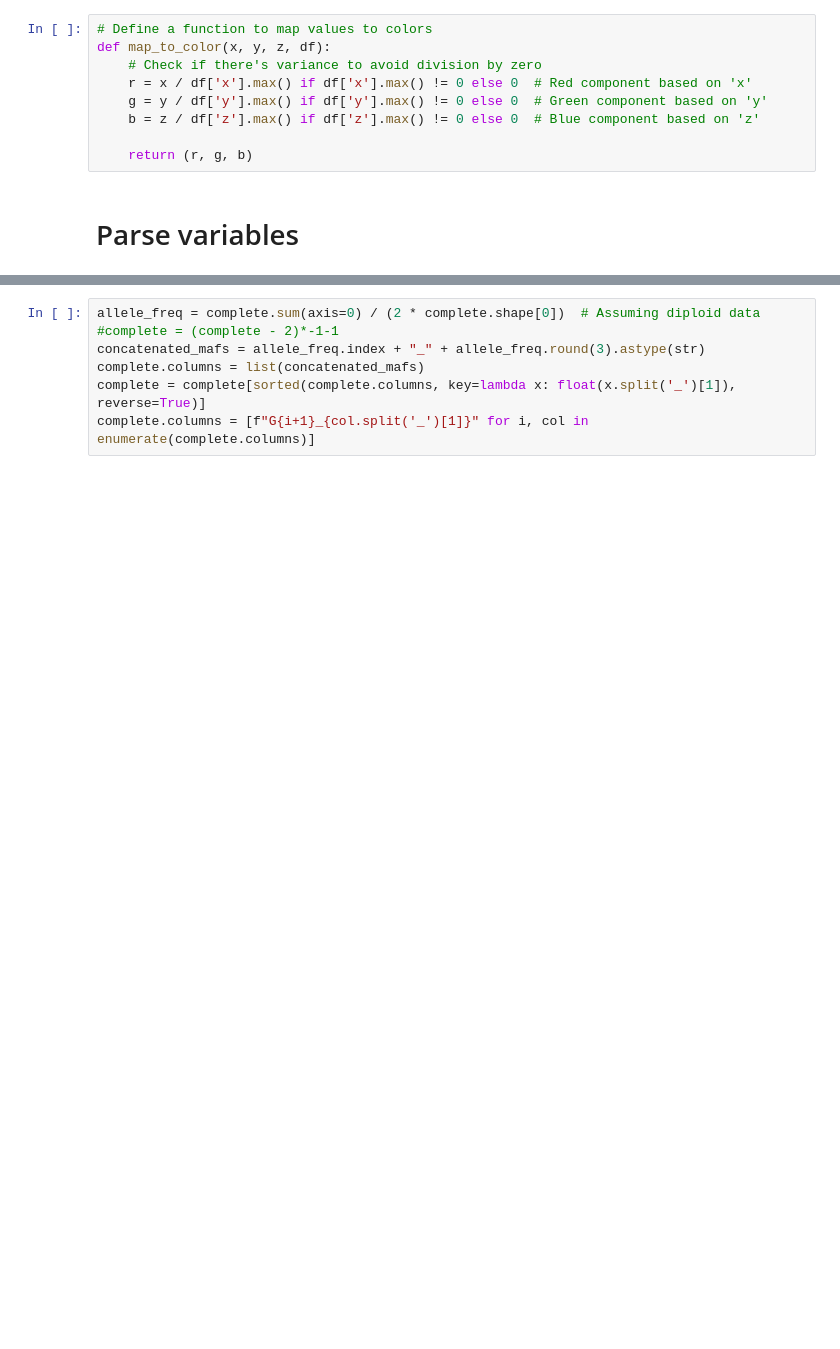
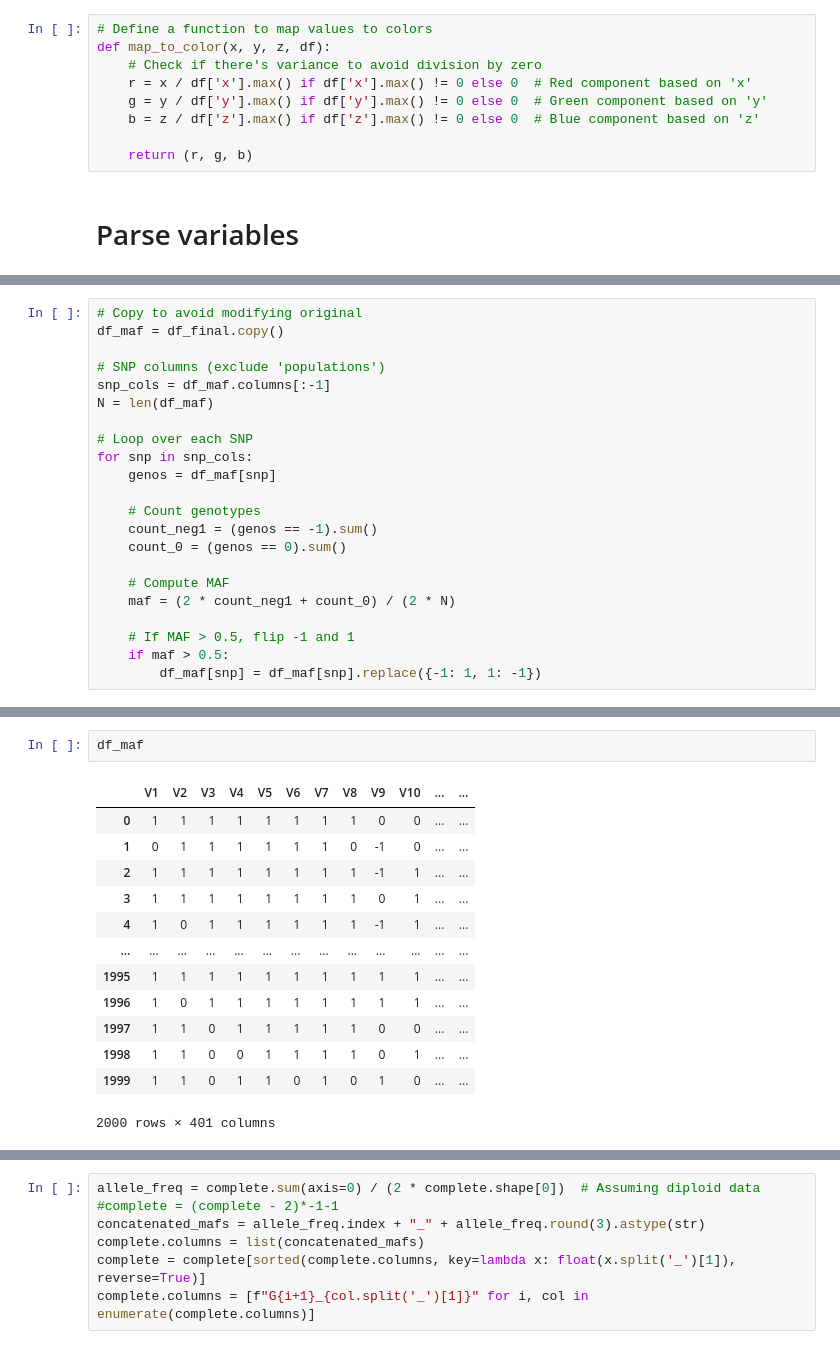
Before and after one commit to mat2m10/chasm, a Jupyter notebook: notebooks/linear_simulation_notebooks/01 Create Admixted Genotype Data.ipynb, the cells around one changed output, grey strips where cells are left out. Cells and saved outputs as stored; diff of their text form; blank space fills up the shorter version.

```diff
--- a/notebooks/linear_simulation_notebooks/01 Create Admixted Genotype Data.ipynb
+++ b/notebooks/linear_simulation_notebooks/01 Create Admixted Genotype Data.ipynb
@@ -74,0 +162,22 @@ except:
+# %%
+# Copy to avoid modifying original
+df_maf = df_final.copy()
+
+# SNP columns (exclude 'populations')
+snp_cols = df_maf.columns[:-1]
+N = len(df_maf)
+
+# Loop over each SNP
+for snp in snp_cols:
+    genos = df_maf[snp]
+
+    # Count genotypes
+    count_neg1 = (genos == -1).sum()
+    count_0 = (genos == 0).sum()
+
+    # Compute MAF
+    maf = (2 * count_neg1 + count_0) / (2 * N)
+
+    # If MAF > 0.5, flip -1 and 1
+    if maf > 0.5:
+        df_maf[snp] = df_maf[snp].replace({-1: 1, 1: -1})
@@ -74,0 +202,16 @@ except:
+# %%
+df_maf
+# %% [output]
+|  | V1 | V2 | V3 | V4 | V5 | V6 | V7 | V8 | V9 | V10 | ... | ... |
+| 0 | 1 | 1 | 1 | 1 | 1 | 1 | 1 | 1 | 0 | 0 | ... | ... |
+| 1 | 0 | 1 | 1 | 1 | 1 | 1 | 1 | 0 | -1 | 0 | ... | ... |
+| 2 | 1 | 1 | 1 | 1 | 1 | 1 | 1 | 1 | -1 | 1 | ... | ... |
+| 3 | 1 | 1 | 1 | 1 | 1 | 1 | 1 | 1 | 0 | 1 | ... | ... |
+| 4 | 1 | 0 | 1 | 1 | 1 | 1 | 1 | 1 | -1 | 1 | ... | ... |
+| ... | ... | ... | ... | ... | ... | ... | ... | ... | ... | ... | ... | ... |
+| 1995 | 1 | 1 | 1 | 1 | 1 | 1 | 1 | 1 | 1 | 1 | ... | ... |
+| 1996 | 1 | 0 | 1 | 1 | 1 | 1 | 1 | 1 | 1 | 1 | ... | ... |
+| 1997 | 1 | 1 | 0 | 1 | 1 | 1 | 1 | 1 | 0 | 0 | ... | ... |
+| 1998 | 1 | 1 | 0 | 0 | 1 | 1 | 1 | 1 | 0 | 1 | ... | ... |
+| 1999 | 1 | 1 | 0 | 1 | 1 | 0 | 1 | 0 | 1 | 0 | ... | ... |
+2000 rows × 401 columns
```
Also changed, not shown: parts of 16 cells of this notebook, 26 other files.
